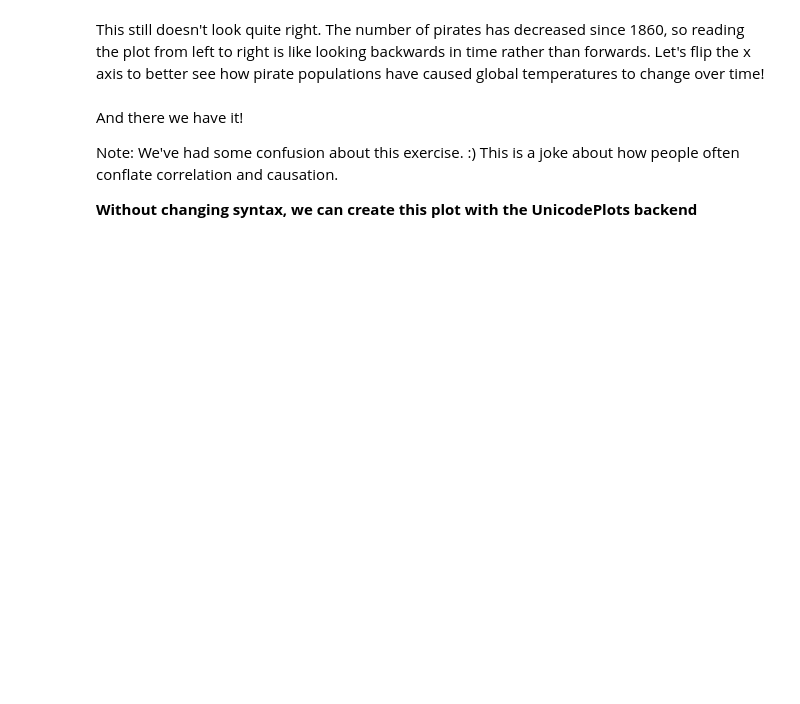
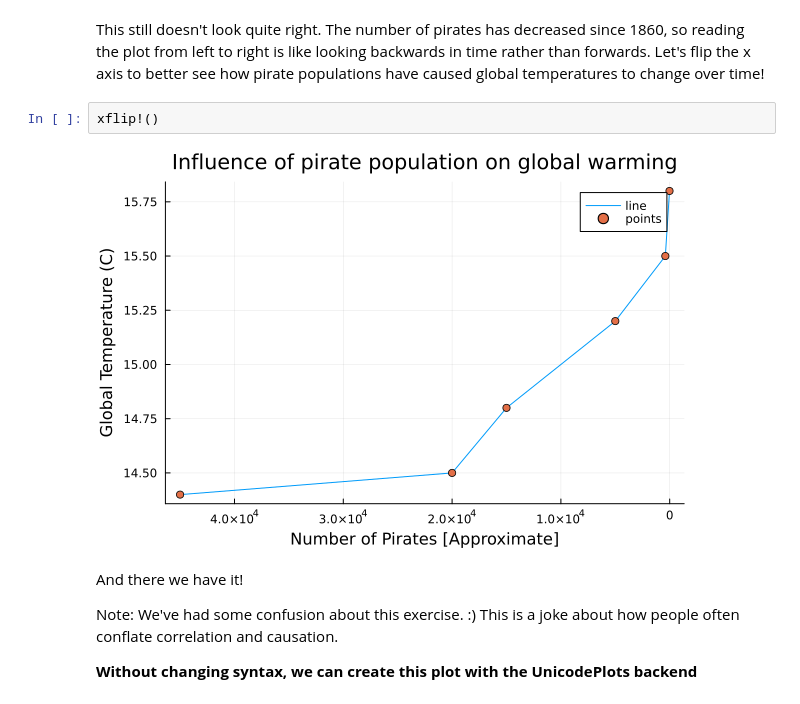
Before and after one commit to TrevorBushnell/Data-Science-Resources, a Jupyter notebook: Intro-To-Julia/H - Plotting.ipynb, the cells around one changed output. Cells and saved outputs as stored; diff of their text form; blank space fills up the shorter version.

```diff
--- a/Intro-To-Julia/H - Plotting.ipynb
+++ b/Intro-To-Julia/H - Plotting.ipynb
@@ -44,5 +70,9 @@ Next, let's update this plot with the `xlabel!`, `ylabel!`, and `title!` command
 # %% [markdown]
 This still doesn't look quite right. The number of pirates has decreased since 1860, so reading the plot from left to right is like looking backwards in time rather than forwards. Let's flip the x axis to better see how pirate populations have caused global temperatures to change over time!
+# %%
+xflip!()
+# %% [output]
+[figure, added]
 # %% [markdown]
 And there we have it!
 
```
Also changed, not shown: parts of 16 cells of this notebook, 3 other files.
